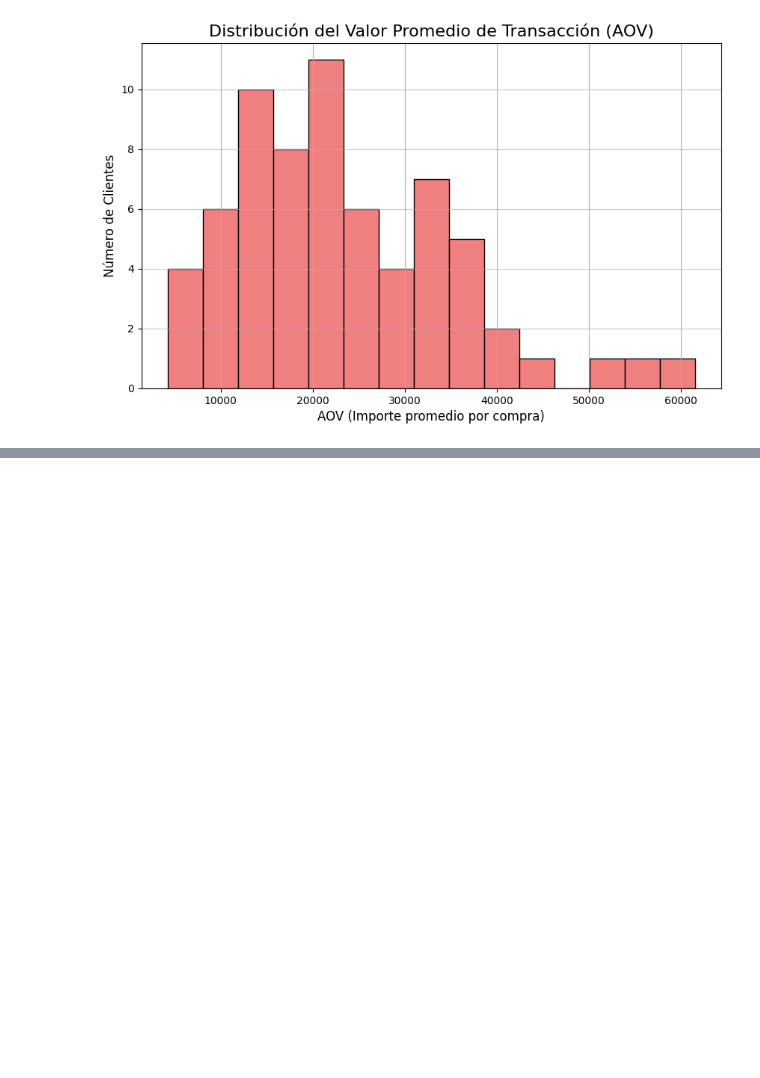
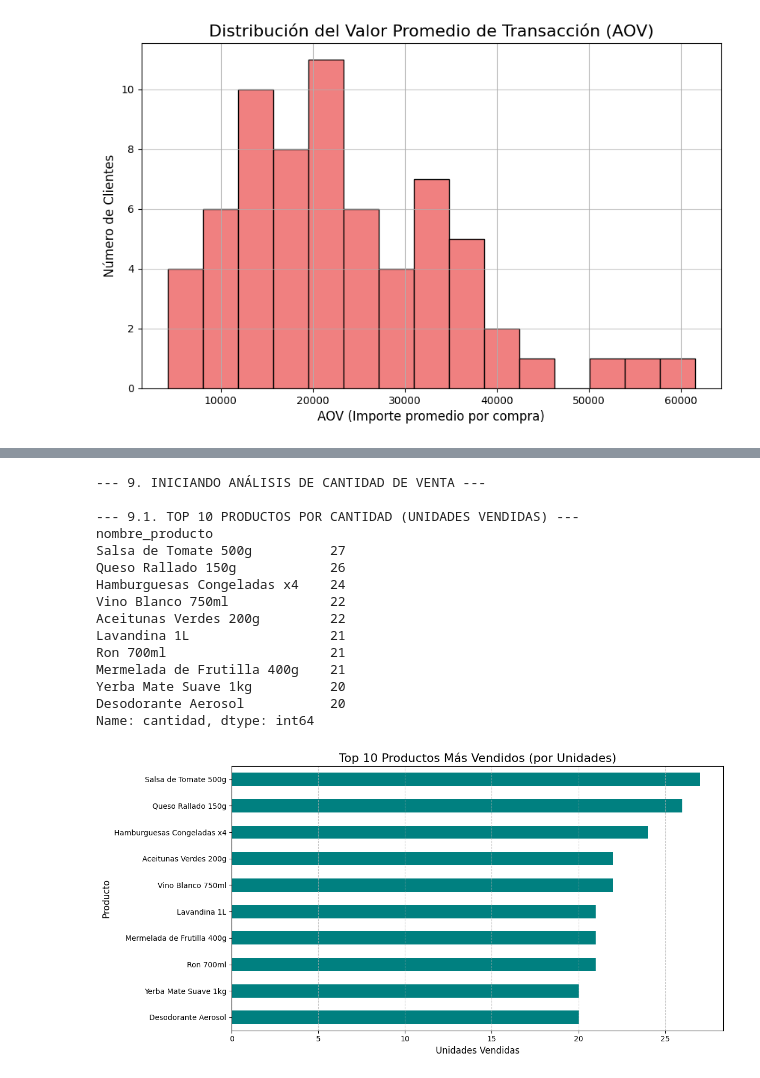
Before and after one commit to fedegonc/Proyecto-Aurelion, a Jupyter notebook: notebooks/normalizacion_y_analisis.ipynb, the cells around one changed output, grey strips where cells are left out. Saved outputs shown, nothing was run; the diff lists cells and outputs as text; code cells hidden in the pictures; blank space fills up the shorter version.

```diff
--- a/notebooks/normalizacion_y_analisis.ipynb
+++ b/notebooks/normalizacion_y_analisis.ipynb
@@ -327,3 +327,55 @@ for index, row in ciudades_mapa.iterrows():
 mapa_cordoba
 # %% [output]
 [interactive output not drawn]
+# %%
+# CELDAS PARA EL ANÁLISIS DE FRECUENCIA/CANTIDAD DE PRODUCTO
+
+print("\n--- 9. INICIANDO ANÁLISIS DE CANTIDAD DE VENTA ---")
+
+# 1. Unir el Detalle de Venta con la tabla de Productos
+# Necesitamos la 'cantidad' (del detalle) y el 'nombre_producto' (del producto)
+df_demanda = pd.merge(
+    df_detalle_clean,
+    df_productos_clean[['id_producto', 'nombre_producto']],
+    on='id_producto',
+    how='left'
+)
+
+# 2. Calcular la suma total de 'cantidad' vendida por cada producto
+demanda_productos = df_demanda.groupby('nombre_producto')['cantidad'].sum().sort_values(ascending=False)
+
+# 3. Seleccionar el Top 10
+top_10_cantidad = demanda_productos.head(10)
+
+# 4. VERIFICACIÓN Y RESULTADO: Muestra la lista del Top 10
+print("\n--- 9.1. TOP 10 PRODUCTOS POR CANTIDAD (UNIDADES VENDIDAS) ---")
+print(top_10_cantidad)
+
+# 5. Visualización: Gráfico de Barras para el Top 10
+import matplotlib.pyplot as plt
+plt.figure(figsize=(12, 6))
+top_10_cantidad.sort_values(ascending=True).plot(kind='barh', color='teal') # Usamos barh para mejor lectura
+
+plt.title('Top 10 Productos Más Vendidos (por Unidades)', fontsize=16)
+plt.xlabel('Unidades Vendidas', fontsize=12)
+plt.ylabel('Producto', fontsize=12)
+plt.grid(axis='x', linestyle='--', alpha=0.7)
+plt.tight_layout()
+plt.show()
+# %% [output]
+--- 9. INICIANDO ANÁLISIS DE CANTIDAD DE VENTA ---
+
+--- 9.1. TOP 10 PRODUCTOS POR CANTIDAD (UNIDADES VENDIDAS) ---
+nombre_producto
+Salsa de Tomate 500g          27
+Queso Rallado 150g            26
+Hamburguesas Congeladas x4    24
+Vino Blanco 750ml             22
+Aceitunas Verdes 200g         22
+Lavandina 1L                  21
+Ron 700ml                     21
+Mermelada de Frutilla 400g    21
+Yerba Mate Suave 1kg          20
+Desodorante Aerosol           20
+Name: cantidad, dtype: int64
+[figure, added]
```
Also changed, not shown: parts of 1 cell of this notebook, 1 other file.
